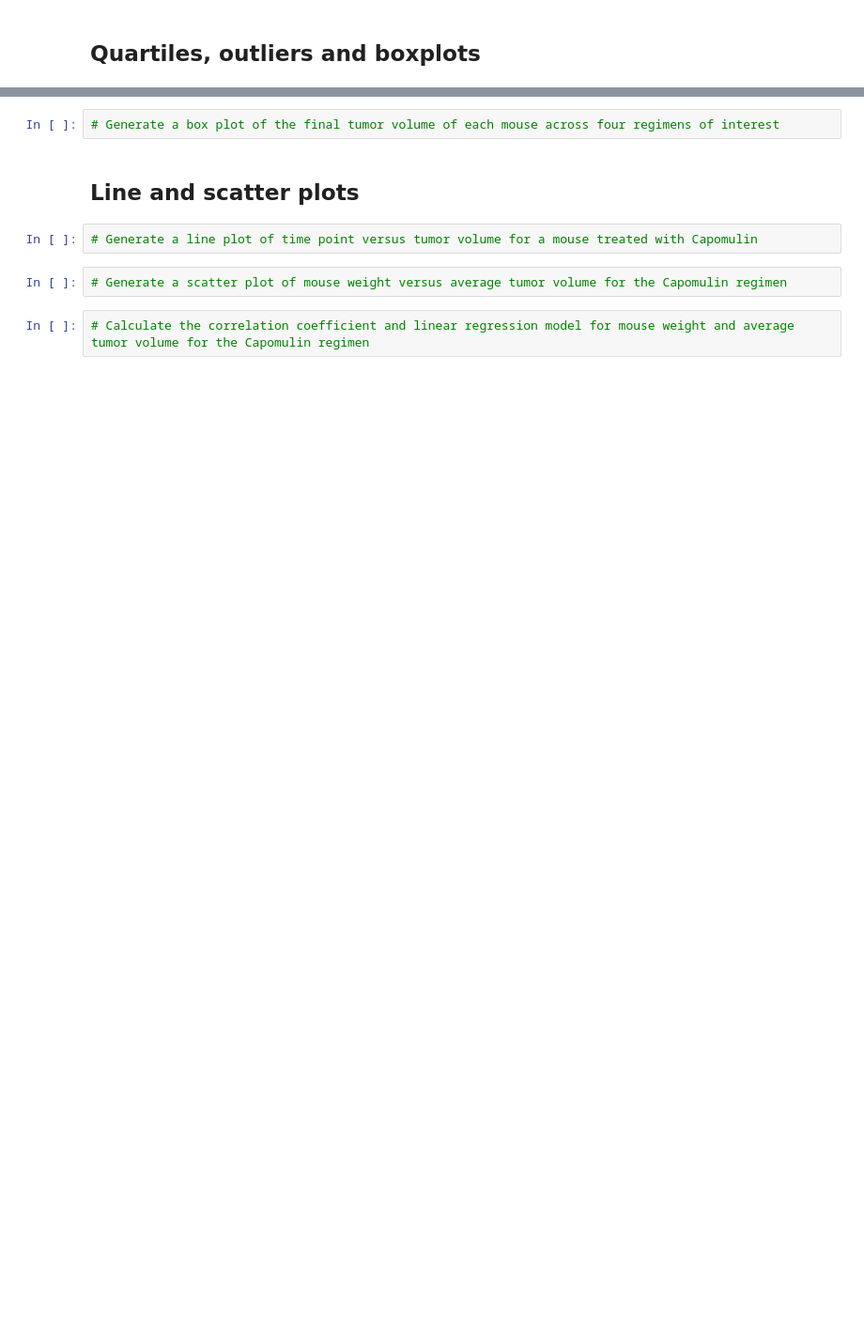
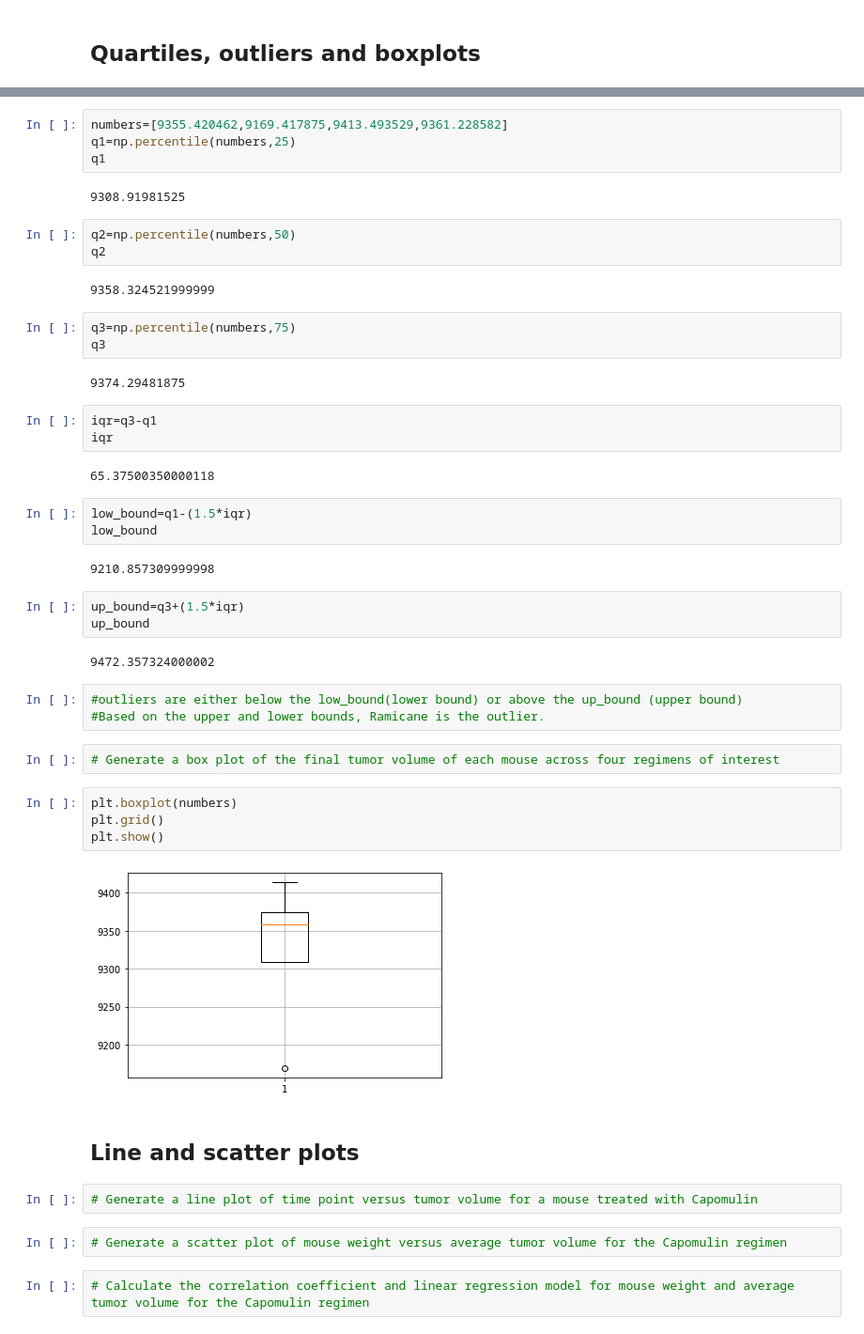
Before and after one commit to KFrench/Matplotlib-Challenge, a Jupyter notebook: Data-checkpoint.ipynb, the cells around one changed output, grey strips where cells are left out. Shown at 94% size. Saved outputs shown, nothing was run; the diff lists cells and outputs as text; blank space fills up the shorter version.

```diff
--- a/Data-checkpoint.ipynb
+++ b/Data-checkpoint.ipynb
@@ -229,5 +273,45 @@ plot = gender_datasmall.plot.pie(subplots=True, figsize=(4, 4))
+# %%
+numbers=[9355.420462,9169.417875,9413.493529,9361.228582]
+q1=np.percentile(numbers,25)
+q1
+# %% [output]
+9308.91981525
+# %%
+q2=np.percentile(numbers,50)
+q2
+# %% [output]
+9358.324521999999
+# %%
+q3=np.percentile(numbers,75)
+q3
+# %% [output]
+9374.29481875
+# %%
+iqr=q3-q1
+iqr
+# %% [output]
+65.37500350000118
+# %%
+low_bound=q1-(1.5*iqr)
+low_bound
+# %% [output]
+9210.857309999998
+# %%
+up_bound=q3+(1.5*iqr)
+up_bound
+# %% [output]
+9472.357324000002
+# %%
+#outliers are either below the low_bound(lower bound) or above the up_bound (upper bound)
+#Based on the upper and lower bounds, Ramicane is the outlier.
 # %%
 # Generate a box plot of the final tumor volume of each mouse across four regimens of interest
+# %%
+plt.boxplot(numbers)
+plt.grid()
+plt.show()
+# %% [output]
+[figure, added]
 # %% [markdown]
 ## Line and scatter plots
 # %%
```
Also changed, not shown: parts of 7 cells of this notebook.
